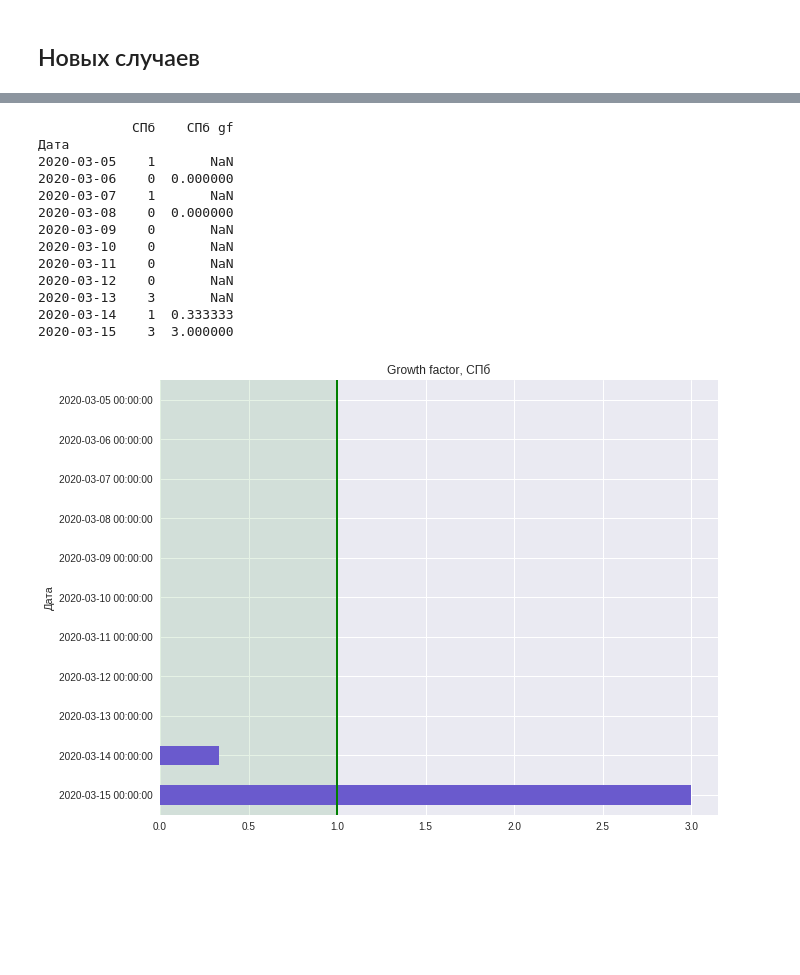
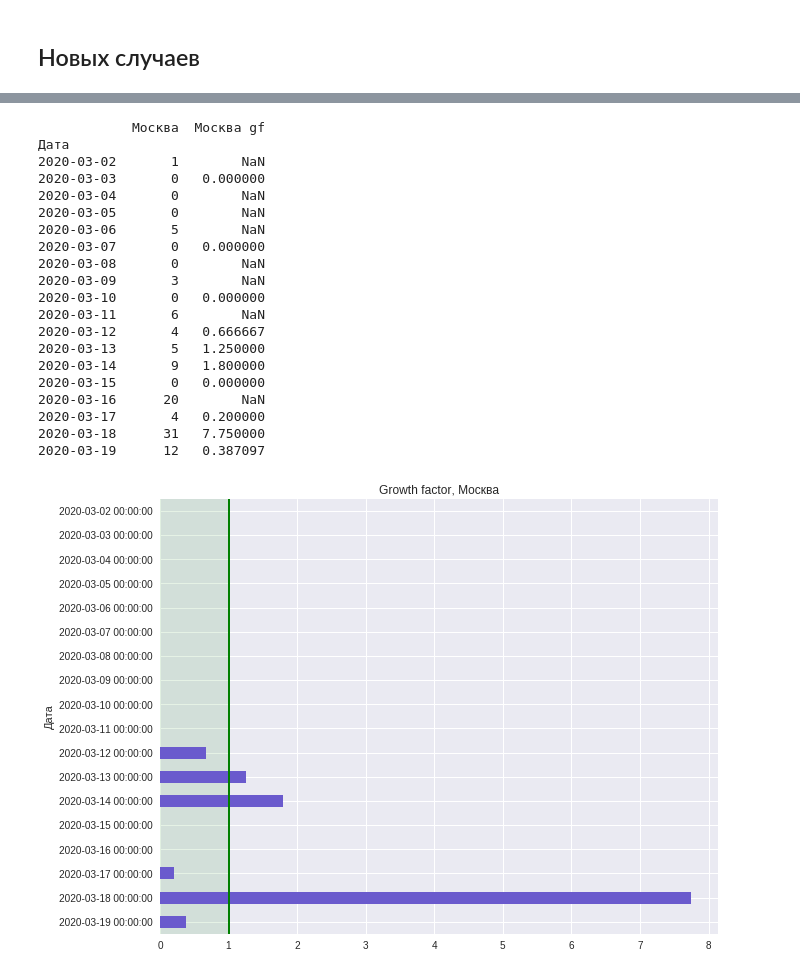
Before and after one commit to smeyashka/corona, a Jupyter notebook: graph.ipynb, the cells around one changed output, grey strips where cells are left out. Drawn from its saved outputs; the diff is of its cells as text; code cells hidden in the pictures; blank space fills up the shorter version.

```diff
--- a/graph.ipynb
+++ b/graph.ipynb
@@ -117,39 +125,46 @@ array([<matplotlib.axes._subplots.AxesSubplot object at 0x...>,
 # %%
 #Growth factor
 gf = [] #дней для удвоения
-city = 'СПб'
+city = 'Москва'
 
 gf.append(None) # для первой даты
 #для каждой даты
 for row in range(1, new_case[city].size, 1):
     if (0 == new_case[city].values[row - 1]):
         gf.append(None)
     else:
         gf.append(new_case[city].values[row] / new_case[city].values[row - 1])
     #print(new_case[city].values[row], new_case[city].values[row - 1], gf)
 
 
 city_gf = new_case[[city]].copy()
 city_gf[city + ' gf'] = gf
 print(city_gf)
 
 plt.axvline(x=1, lw=2, color='green')
 x = np.array([0, 1])
 plt.fill_between(x, -1, new_case[city].size + 1, color='green', alpha=0.1)
 city_gf[city + ' gf'].plot.barh(color = 'slateblue', title = "Growth factor, " + city)
 plt.gca().invert_yaxis()
 # %% [output]
-            СПб    СПб gf
+            Москва  Москва gf
 Дата
-2020-03-05    1       NaN
-2020-03-06    0  0.000000
-2020-03-07    1       NaN
-2020-03-08    0  0.000000
-2020-03-09    0       NaN
-2020-03-10    0       NaN
-2020-03-11    0       NaN
-2020-03-12    0       NaN
-2020-03-13    3       NaN
-2020-03-14    1  0.333333
-2020-03-15    3  3.000000
+2020-03-02       1        NaN
+2020-03-03       0   0.000000
+2020-03-04       0        NaN
+2020-03-05       0        NaN
+2020-03-06       5        NaN
+2020-03-07       0   0.000000
+2020-03-08       0        NaN
+2020-03-09       3        NaN
+2020-03-10       0   0.000000
+2020-03-11       6        NaN
+2020-03-12       4   0.666667
+2020-03-13       5   1.250000
+2020-03-14       9   1.800000
+2020-03-15       0   0.000000
+2020-03-16      20        NaN
+2020-03-17       4   0.200000
+2020-03-18      31   7.750000
+2020-03-19      12   0.387097
-[figure, old version]
+[figure, new version]
```
Also changed, not shown: parts of 5 cells of this notebook, 4 other files.
